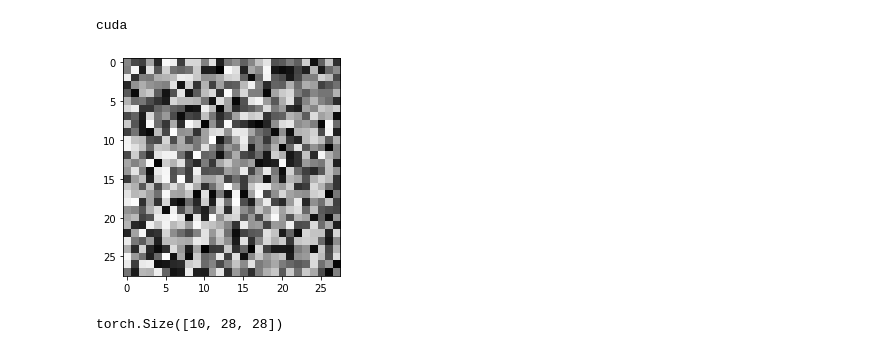
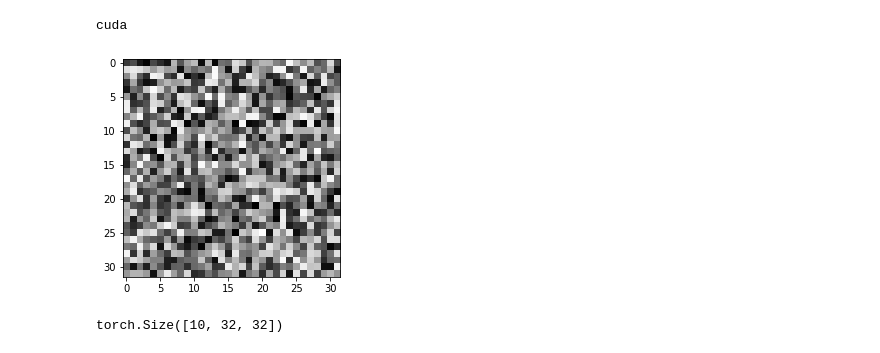
Before and after one commit to CSJasper/GAN_BASIC, a Jupyter notebook: Original_GAN/gan.ipynb, the cells around one changed output. Cells and saved outputs as stored; diff of their text form; code cells hidden in the pictures.

```diff
--- a/Original_GAN/gan.ipynb
+++ b/Original_GAN/gan.ipynb
@@ -33,11 +33,10 @@ print(device)
 # %% [output]
 cuda
 # %%
-noise_dim = 32
+noise_dim = 100
 BATHC_SIZE = 256
 LEARNING_RATE = 0.001
 EPOCHS = 200
-DEBUG = False
 # %%
 def block(in_features, out_features, batch_norm=True):
                 layers = [nn.Linear(in_features=in_features, out_features=out_features)]
@@ -53,42 +52,13 @@ class Generator(nn.Module):
                 *block(noise_dim, 128, batch_norm=False),
                 *block(128, 256),
                 *block(256, 512),
-                *block(512, 28 * 28),
+                *block(512, 32 * 32),
                 nn.Tanh()
             )
-            if DEBUG:
-                self.layer1 = nn.Linear(noise_dim, 128)
-                self.batch_norm1 = nn.BatchNorm1d(128)
-                self.leaky_relu = nn.LeakyReLU(0.9)
-
-                self.layer2 = nn.Linear(128, 256)
-                self.batch_norm2 = nn.BatchNorm1d(256)
-
-                self.layer3 = nn.Linear(256, 512)
-                self.batch_norm3 =nn.BatchNorm1d(512)
-
-                self.layer4 = nn.Linear(512, 28 * 28)
-                self.batch_norm4 = nn.BatchNorm1d(28 * 28)
-                self.tanh = nn.Tanh()
-
         def forward(self, x):
             batch_size = x.shape[0]
-            if not DEBUG:
-                x = self.model(x)
-            else:
-                x = self.layer1(x)
-                x = self.batch_norm1(x)
-                x = self.leaky_relu(x)
-                x = self.layer2(x)
-                x = self.batch_norm2(x)
-                x = self.leaky_relu(x)
-                x = self.layer3(x)
-                x = self.batch_norm3(x)
-                x = self.leaky_relu(x)
-                x = self.layer4(x)
-                x = self.batch_norm4(x)
-                x = self.leaky_relu(x)
-            x = x.view((batch_size, 1, 28, 28))
+            x = self.model(x)
+            x = x.view((batch_size, 1, 32, 32))
             return x
 # %%
 class Discriminator(nn.Module):
@@ -168,12 +138,12 @@ optim_G = optim.Adam(lr=LEARNING_RATE, params=gen.parameters())
 optim_D = optim.Adam(lr=LEARNING_RATE, params=disc.parameters())
 # %%
 z = get_z(batch_size=10)
-img_fake = gen(z).view((-1, 28, 28))
+img_fake = gen(z).view((-1, 32, 32))
 imshow(img_fake[0].cpu().detach())
 img_fake.shape
 # %% [output]
-[figure, old version]
+[figure, new version]
-torch.Size([10, 28, 28])
+torch.Size([10, 32, 32])
 # %%
 train(gen, disc, train_dataloader, optim_G, optim_D)
 # %% [output]
```
Also changed, not shown: parts of 5 cells of this notebook, 47 other files.
